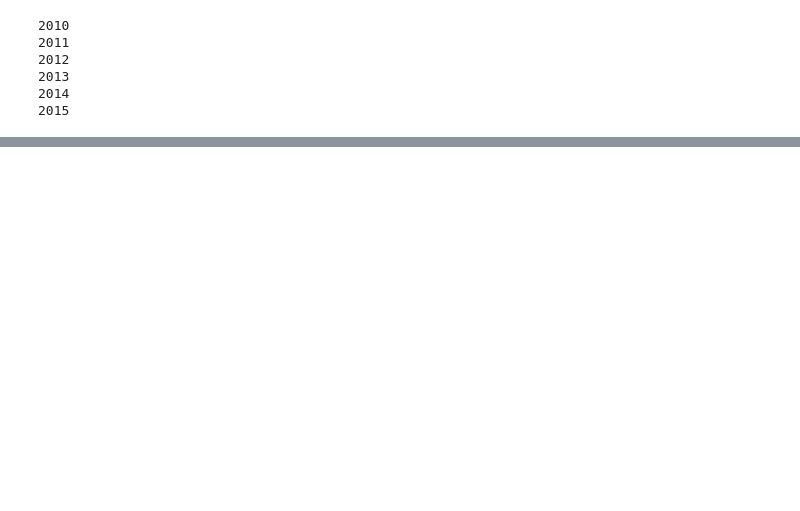
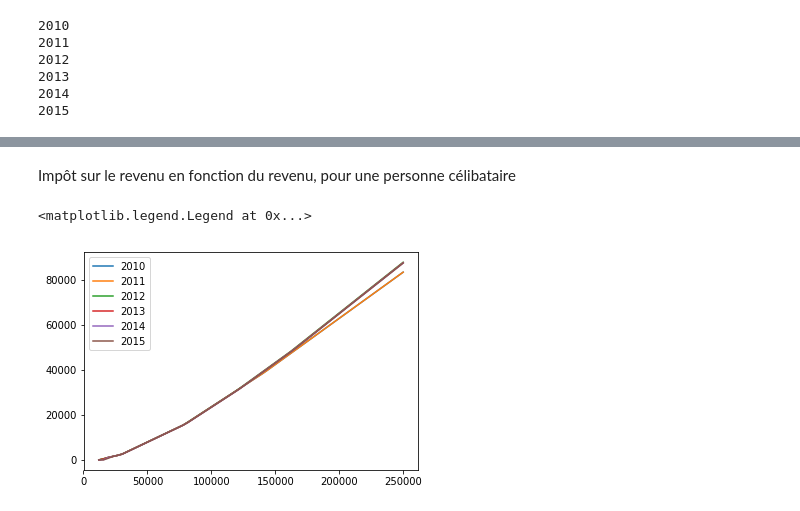
Before and after one commit to etalab/calculette-impots-exemples, a Jupyter notebook: notebooks/diachronie.ipynb, the cells around one changed output, grey strips where cells are left out. Saved outputs shown, nothing was run; the diff lists cells and outputs as text; code cells hidden in the pictures; blank space fills up the shorter version.

```diff
--- a/notebooks/diachronie.ipynb
+++ b/notebooks/diachronie.ipynb
@@ -62,0 +69,3 @@ curves
+# %%
+n_batch = 66
+alias_values = {'1AJ': np.linspace(12000, 250000., n_batch)}
@@ -62,0 +86,9 @@ curves
+# %% [markdown]
+Impôt sur le revenu en fonction du revenu, pour une personne célibataire
+# %%
+for year, curve in curves.items():
+    plt.plot(alias_values['1AJ'], curve['IRN'], label=str(year))
+plt.legend()
+# %% [output]
+<matplotlib.legend.Legend at 0x...>
+[figure, added]
```
Also changed, not shown: parts of 20 cells of this notebook, 2 other files.
